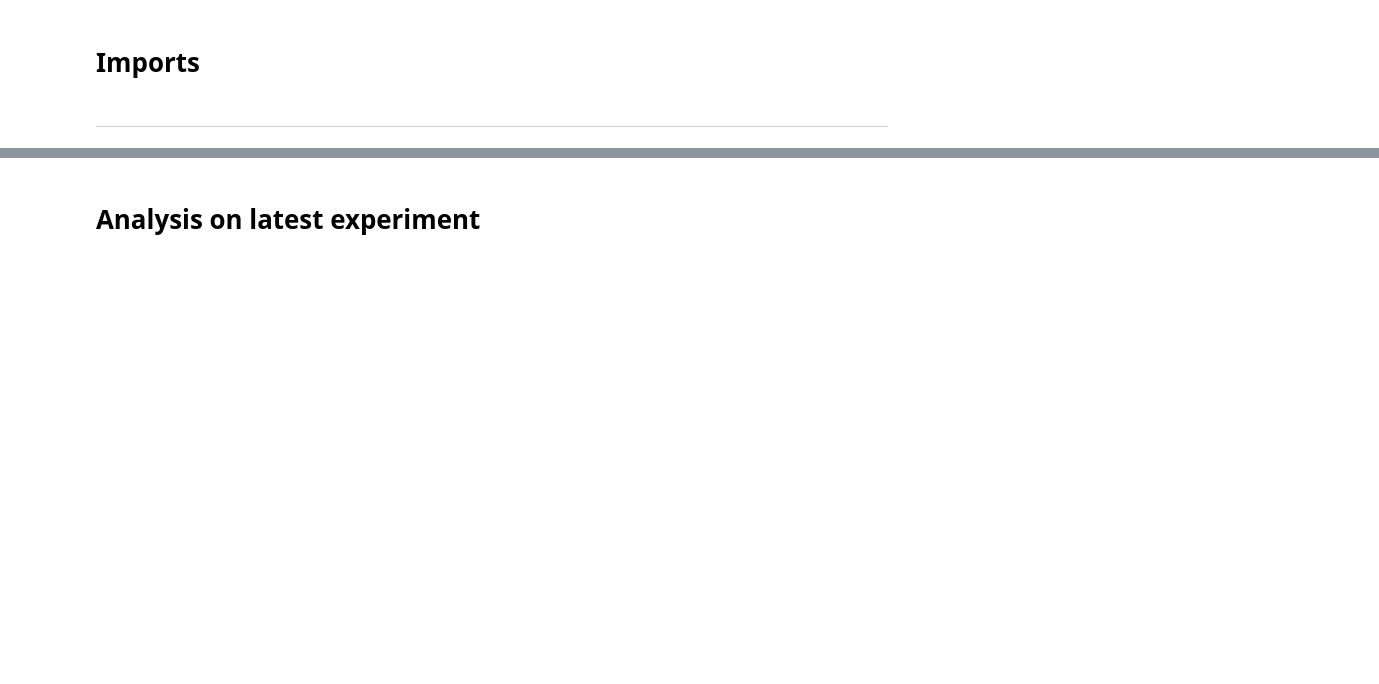
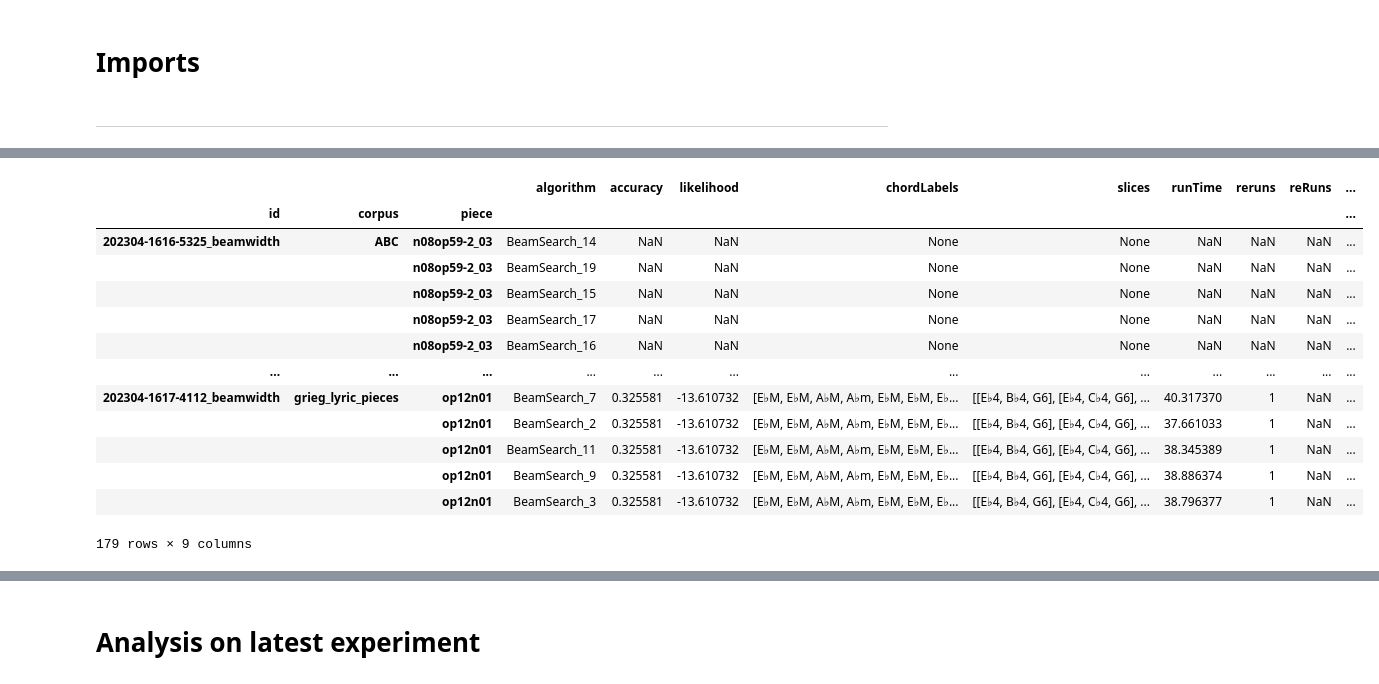
Before and after one commit to judah-daniels/protovoices-haskell, a Jupyter notebook: preprocessing/results.ipynb, the cells around one changed output, grey strips where cells are left out. Saved outputs shown, nothing was run; the diff lists cells and outputs as text; code cells hidden in the pictures; blank space fills up the shorter version.

```diff
--- a/preprocessing/results.ipynb
+++ b/preprocessing/results.ipynb
@@ -72,0 +101,17 @@ BI140 BI145-1op50-1 BI145-2op50-2 BI145-3op50-3 BI153-2op56-2 BI157-1op59-1 BI16
+# %%
+results
+# %% [output]
+|  |  |  | algorithm | accuracy | likelihood | chordLabels | slices | runTime | reruns | reRuns | ... |
+| id | corpus | piece |  |  |  |  |  |  |  |  | ... |
+| 202304-1616-5325_beamwidth | ABC | n08op59-2_03 | BeamSearch_14 | NaN | NaN | None | None | NaN | NaN | NaN | ... |
+|  |  | n08op59-2_03 | BeamSearch_19 | NaN | NaN | None | None | NaN | NaN | NaN | ... |
+|  |  | n08op59-2_03 | BeamSearch_15 | NaN | NaN | None | None | NaN | NaN | NaN | ... |
+|  |  | n08op59-2_03 | BeamSearch_17 | NaN | NaN | None | None | NaN | NaN | NaN | ... |
+|  |  | n08op59-2_03 | BeamSearch_16 | NaN | NaN | None | None | NaN | NaN | NaN | ... |
+| ... | ... | ... | ... | ... | ... | ... | ... | ... | ... | ... | ... |
+| 202304-1617-4112_beamwidth | grieg_lyric_pieces | op12n01 | BeamSearch_7 | 0.325581 | -13.610732 | [E♭M, E♭M, A♭M, A♭m, E♭M, E♭M, E♭... | [[E♭4, B♭4, G6], [E♭4, C♭4, G6], ... | 40.317370 | 1 | NaN | ... |
+|  |  | op12n01 | BeamSearch_2 | 0.325581 | -13.610732 | [E♭M, E♭M, A♭M, A♭m, E♭M, E♭M, E♭... | [[E♭4, B♭4, G6], [E♭4, C♭4, G6], ... | 37.661033 | 1 | NaN | ... |
+|  |  | op12n01 | BeamSearch_11 | 0.325581 | -13.610732 | [E♭M, E♭M, A♭M, A♭m, E♭M, E♭M, E♭... | [[E♭4, B♭4, G6], [E♭4, C♭4, G6], ... | 38.345389 | 1 | NaN | ... |
+|  |  | op12n01 | BeamSearch_9 | 0.325581 | -13.610732 | [E♭M, E♭M, A♭M, A♭m, E♭M, E♭M, E♭... | [[E♭4, B♭4, G6], [E♭4, C♭4, G6], ... | 38.886374 | 1 | NaN | ... |
+|  |  | op12n01 | BeamSearch_3 | 0.325581 | -13.610732 | [E♭M, E♭M, A♭M, A♭m, E♭M, E♭M, E♭... | [[E♭4, B♭4, G6], [E♭4, C♭4, G6], ... | 38.796377 | 1 | NaN | ... |
+179 rows × 9 columns
```
Also changed, not shown: parts of 9 cells of this notebook.
